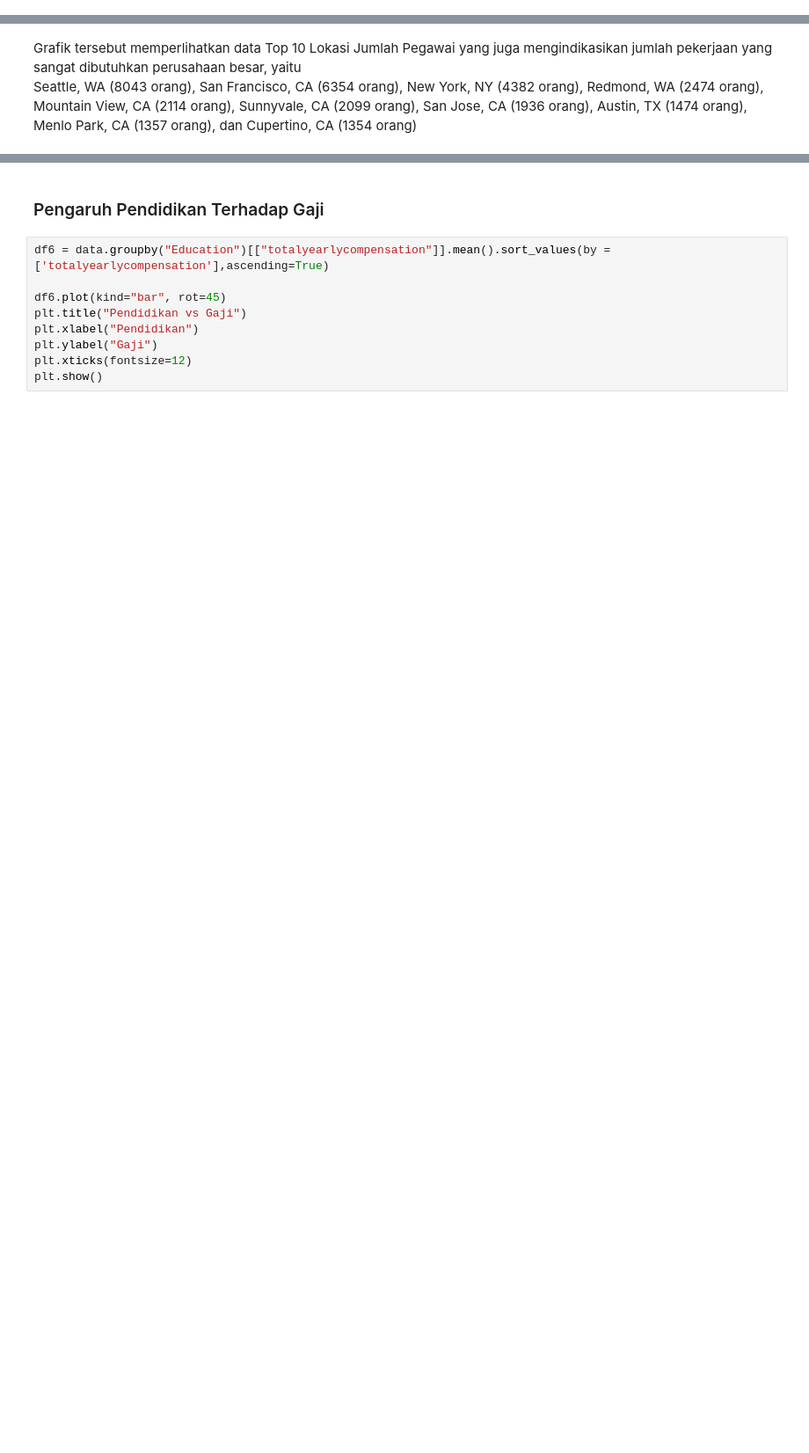
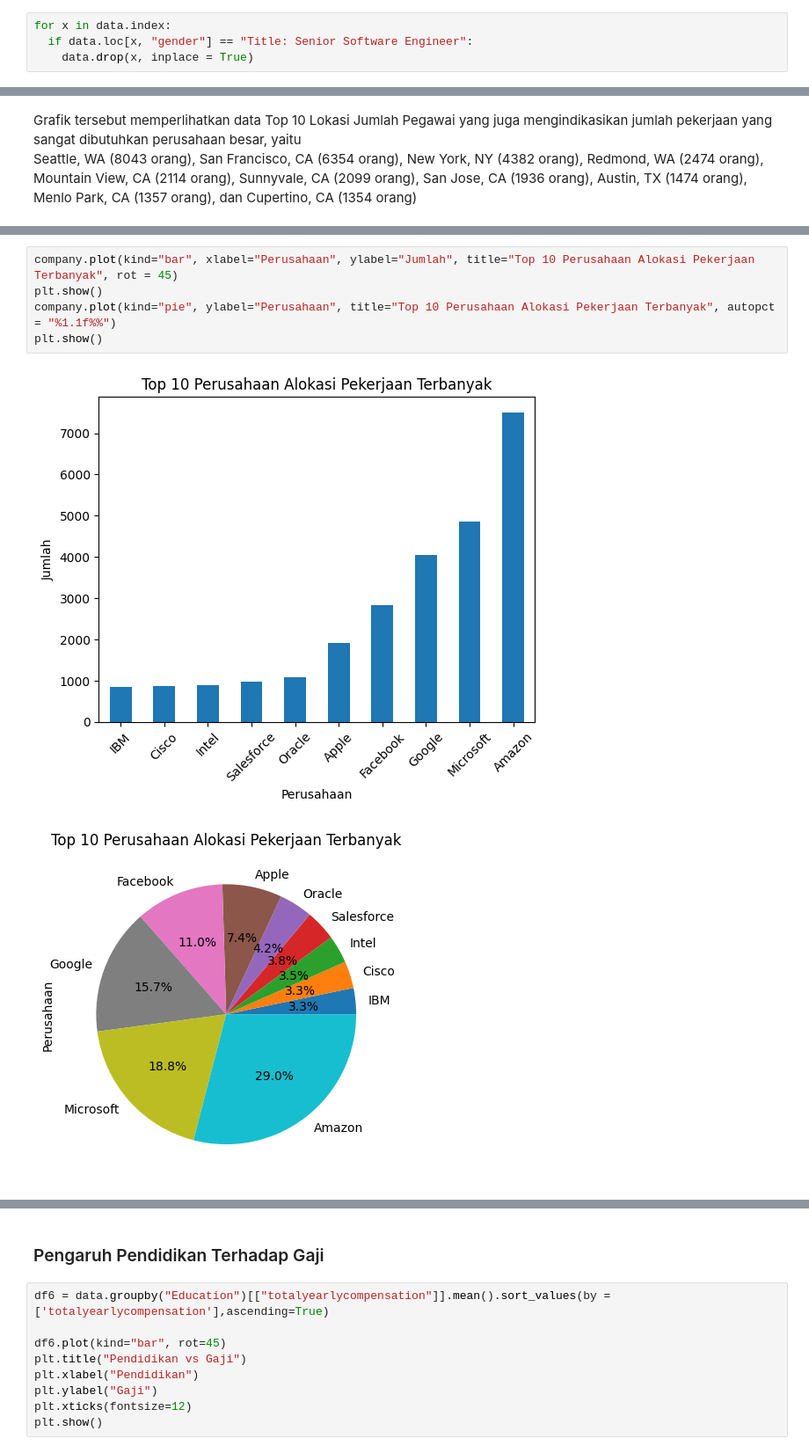
Before and after one commit to fairuzald/andat-Tubes2, a Jupyter notebook: main.ipynb, the cells around one changed output, grey strips where cells are left out. Shown at 88% size. Drawn from its saved outputs; the diff is of its cells as text; blank space fills up the shorter version.

Commit message:
Menambahkan visualisasi data terkait perbandingan kategori

```diff
--- a/main.ipynb
+++ b/main.ipynb
@@ -554,0 +574,4 @@ Persentase data kosong kolom gender: 0.000%
+# %%
+for x in data.index:
+  if data.loc[x, "gender"] == "Title: Senior Software Engineer":
+    data.drop(x, inplace = True)
@@ -974,0 +1020,8 @@ Cupertino, CA        (1354 orang)
+# %%
+company.plot(kind="bar", xlabel="Perusahaan", ylabel="Jumlah", title="Top 10 Perusahaan Alokasi Pekerjaan Terbanyak", rot = 45)
+plt.show()
+company.plot(kind="pie", ylabel="Perusahaan", title="Top 10 Perusahaan Alokasi Pekerjaan Terbanyak", autopct = "%1.1f%%")
+plt.show()
+# %% [output]
+[figure, added]
+[figure, added]
```
Also changed, not shown: parts of 32 cells of this notebook.
